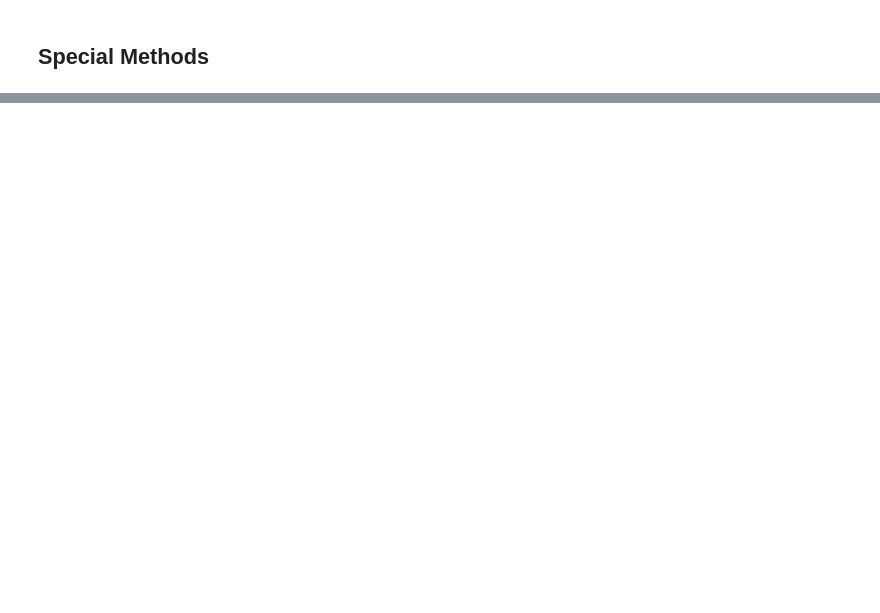
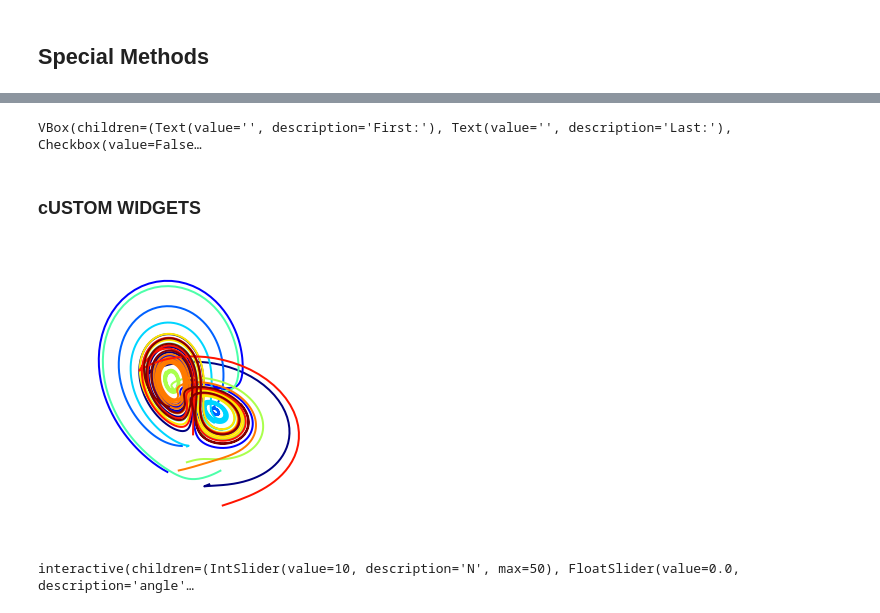
Before and after one commit to jtsang02/MANU-465, a Jupyter notebook: Assignments/MINE 432/L1 - Intro to Python.ipynb, the cells around one changed output, grey strips where cells are left out. Cells and saved outputs as stored; diff of their text form; code cells hidden in the pictures; blank space fills up the shorter version.

```diff
--- a/Assignments/MINE 432/L1 - Intro to Python.ipynb
+++ b/Assignments/MINE 432/L1 - Intro to Python.ipynb
@@ -809,0 +2208,25 @@ A book is destroyed
+# %%
+form = widgets.VBox()
+first = widgets.Text(description="First:")
+last = widgets.Text(description="Last:")
+
+student = widgets.Checkbox(description="Student:", value=False)
+school_info = widgets.VBox(visible=False, children=[
+    widgets.Text(description="School:"),
+    widgets.IntText(description="Grade:", min=0, max=12)
+    ])
+
+pet = widgets.Text(description="Pet:")
+form.children = [first, last, student, school_info, pet]
+display(form)
+
+def on_student_toggle(name, value):
+    if value:
+        school_info.visible = True
+    else:
+        school_info.visible = False
+student.on_trait_change(on_student_toggle, 'value')
+# %% [output]
+VBox(children=(Text(value='', description='First:'), Text(value='', description='Last:'), Checkbox(value=False…
+# %% [markdown]
+### cUSTOM WIDGETS
@@ -809,0 +2244,47 @@ A book is destroyed
+# %%
+def solve_lorenz(N=10, angle=0.0, max_time=4.0, sigma=10.0, beta=8./3, rho=28.0):
+
+    fig = plt.figure();
+    ax = fig.add_axes([0, 0, 1, 1], projection='3d');
+    ax.axis('off')
+
+    # prepare the axes limits
+    ax.set_xlim((-25, 25))
+    ax.set_ylim((-35, 35))
+    ax.set_zlim((5, 55))
+
+    def lorenz_deriv(x_y_z, t0, sigma=sigma, beta=beta, rho=rho):
+        """Compute the time-derivative of a Lorenz system."""
+        x, y, z = x_y_z
+        return [sigma * (y - x), x * (rho - z) - y, x * y - beta * z]
+
+    # Choose random starting points, uniformly distributed from -15 to 15
+    np.random.seed(1)
+    x0 = -15 + 30 * np.random.random((N, 3))
+
+    # Solve for the trajectories
+    t = np.linspace(0, max_time, int(250*max_time))
+    x_t = np.asarray([integrate.odeint(lorenz_deriv, x0i, t)
+                      for x0i in x0])
+
+    # choose a different color for each trajectory
+    colors = plt.cm.jet(np.linspace(0, 1, N));
+
+    for i in range(N):
+        x, y, z = x_t[i,:,:].T
+        lines = ax.plot(x, y, z, '-', c=colors[i])
+        _ = plt.setp(lines, linewidth=2);
+
+    ax.view_init(30, angle)
+    _ = plt.show();
+
+    return t, x_t
+# %%
+t, x_t = solve_lorenz(angle=0, N=10)
+# %% [output]
+[figure, added]
+# %%
+w = interactive(solve_lorenz, angle=(0.,360.), N=(0,50), sigma=(0.0,50.0), rho=(0.0,50.0))
+display(w);
+# %% [output]
+interactive(children=(IntSlider(value=10, description='N', max=50), FloatSlider(value=0.0, description='angle'…
```
Also changed, not shown: parts of 339 cells of this notebook, 1 other file.
